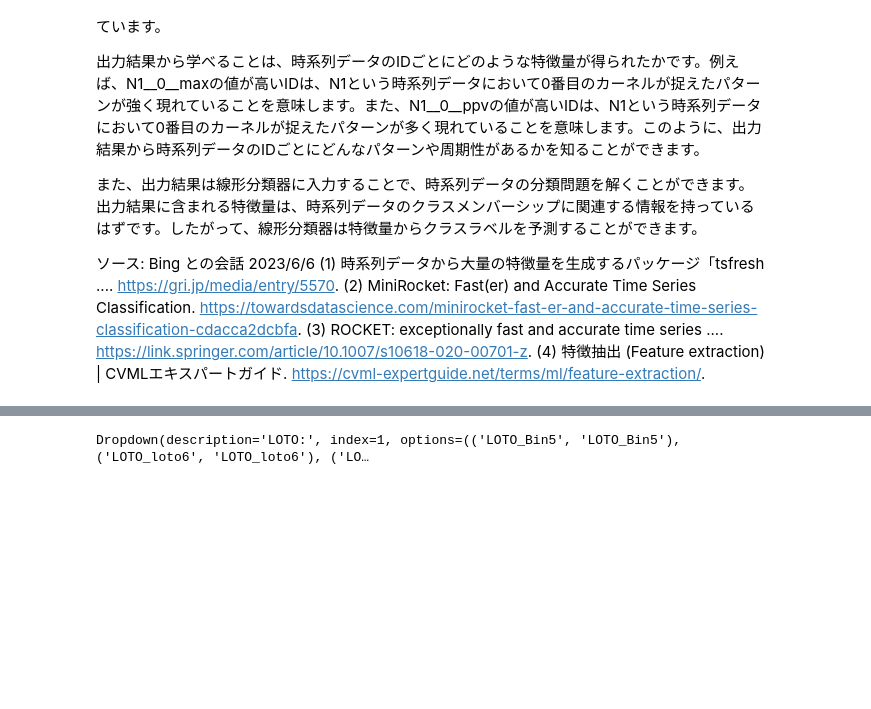
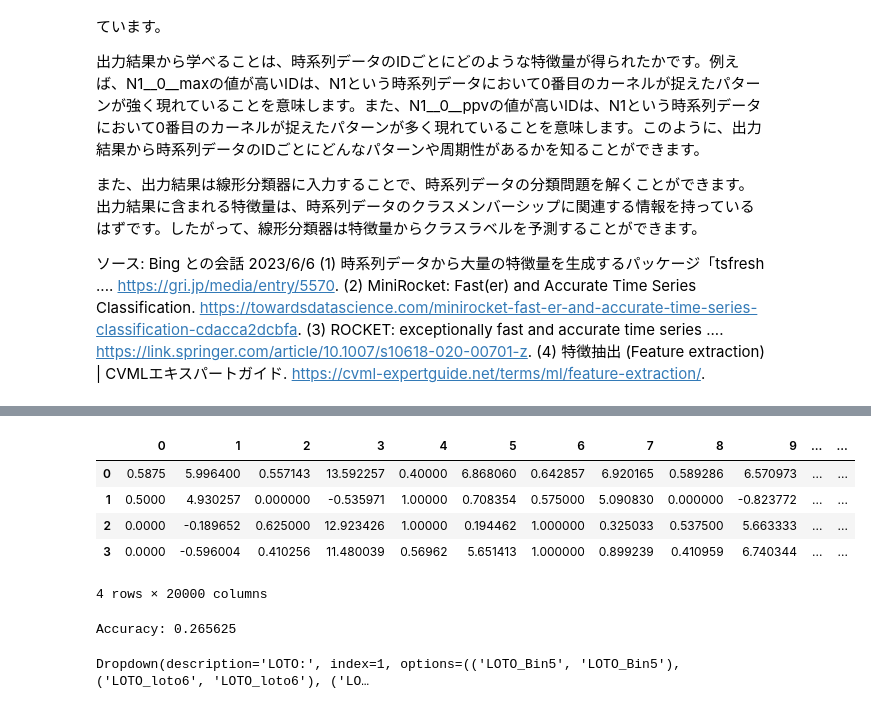
Before and after one commit to arumajirou/-daily-test, a Jupyter notebook: 時系列アプリ下調べ.ipynb, the cells around one changed output, grey strips where cells are left out. Cells and saved outputs as stored; diff of their text form; code cells hidden in the pictures; blank space fills up the shorter version.

```diff
--- a/時系列アプリ下調べ.ipynb
+++ b/時系列アプリ下調べ.ipynb
@@ -4189,3 +4225,39 @@ NameError: ignored
+# %%
+processed_df
+# %% [output]
+|  | 0 | 1 | 2 | 3 | 4 | 5 | 6 | 7 | 8 | 9 | ... | ... |
+| 0 | 0.5875 | 5.996400 | 0.557143 | 13.592257 | 0.40000 | 6.868060 | 0.642857 | 6.920165 | 0.589286 | 6.570973 | ... | ... |
+| 1 | 0.5000 | 4.930257 | 0.000000 | -0.535971 | 1.00000 | 0.708354 | 0.575000 | 5.090830 | 0.000000 | -0.823772 | ... | ... |
+| 2 | 0.0000 | -0.189652 | 0.625000 | 12.923426 | 1.00000 | 0.194462 | 1.000000 | 0.325033 | 0.537500 | 5.663333 | ... | ... |
+| 3 | 0.0000 | -0.596004 | 0.410256 | 11.480039 | 0.56962 | 5.651413 | 1.000000 | 0.899239 | 0.410959 | 6.740344 | ... | ... |
+4 rows × 20000 columns
+# %%
+from sklearn.model_selection import train_test_split
+from sklearn.ensemble import RandomForestClassifier
+from sklearn.metrics import accuracy_score
+
+# 前処理が終わったデータ
+
+# ターゲット変数（予測したい変数、ここでは適当に'y'とする）を分離
+X = global_filtered_df.drop("N1", axis=1)
+y = global_filtered_df["N1"]
+
+# データセットをトレーニングデータとテストデータに分割
+X_train, X_test, y_train, y_test = train_test_split(X, y, test_size=0.2, random_state=42)
+
+# ランダムフォレスト分類器のインスタンスを作成
+clf = RandomForestClassifier(n_estimators=100, random_state=42)
+
+# モデルのトレーニング
+clf.fit(X_train, y_train)
+
+# テストデータでの予測
+y_pred = clf.predict(X_test)
+
+# モデルの精度を確認
+print("Accuracy:", accuracy_score(y_test, y_pred))
+# %% [output]
+Accuracy: 0.265625
 # %%
 select_df()
 # %% [output]
```
Also changed, not shown: parts of 12 cells of this notebook.
